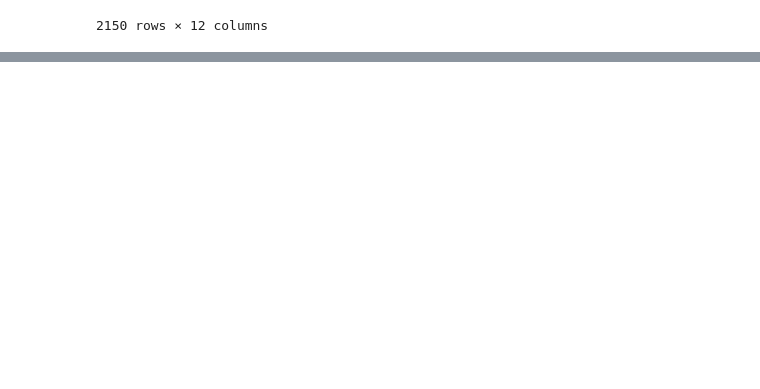
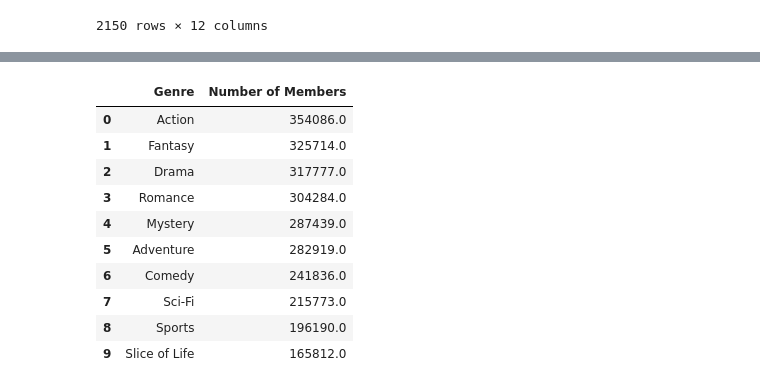
Before and after one commit to lib2509/Intro_to_DS_Final_Project, a Jupyter notebook: data_analysis.ipynb, the cells around one changed output, grey strips where cells are left out. Saved outputs shown, nothing was run; the diff lists cells and outputs as text; code cells hidden in the pictures; blank space fills up the shorter version.

```diff
--- a/data_analysis.ipynb
+++ b/data_analysis.ipynb
@@ -42,2 +57,33 @@ anime_data
 # %%
-# Implementation
+# Expand the Genres column and focus on included genres
+genre_popularity = (
+    anime_data[['Genres', 'Number of Members']]
+    .assign(Genres=anime_data['Genres'].str.split(', '))
+    .explode('Genres')  # Split and expand genres into separate rows
+    .query('Genres.str.lower() in @included_genres', engine='python')  # Filter included genres
+    .groupby('Genres')['Number of Members']  # Group by genres
+    .mean()  # Aggregate by the mean of Number of Members -> Popularity
+    .sort_values(ascending=False)  # Sort by popularity
+)
+
+# Reset index to prepare for visualization
+genre_popularity = (
+    genre_popularity
+    .rename_axis('Genre')
+    .reset_index()
+    .round({'Number of Members': 0}) # Round to 0 decimal places
+)
+
+genre_popularity
+# %% [output]
+|  | Genre | Number of Members |
+| 0 | Action | 354086.0 |
+| 1 | Fantasy | 325714.0 |
+| 2 | Drama | 317777.0 |
+| 3 | Romance | 304284.0 |
+| 4 | Mystery | 287439.0 |
+| 5 | Adventure | 282919.0 |
+| 6 | Comedy | 241836.0 |
+| 7 | Sci-Fi | 215773.0 |
+| 8 | Sports | 196190.0 |
+| 9 | Slice of Life | 165812.0 |
```
Also changed, not shown: parts of 17 cells of this notebook.
